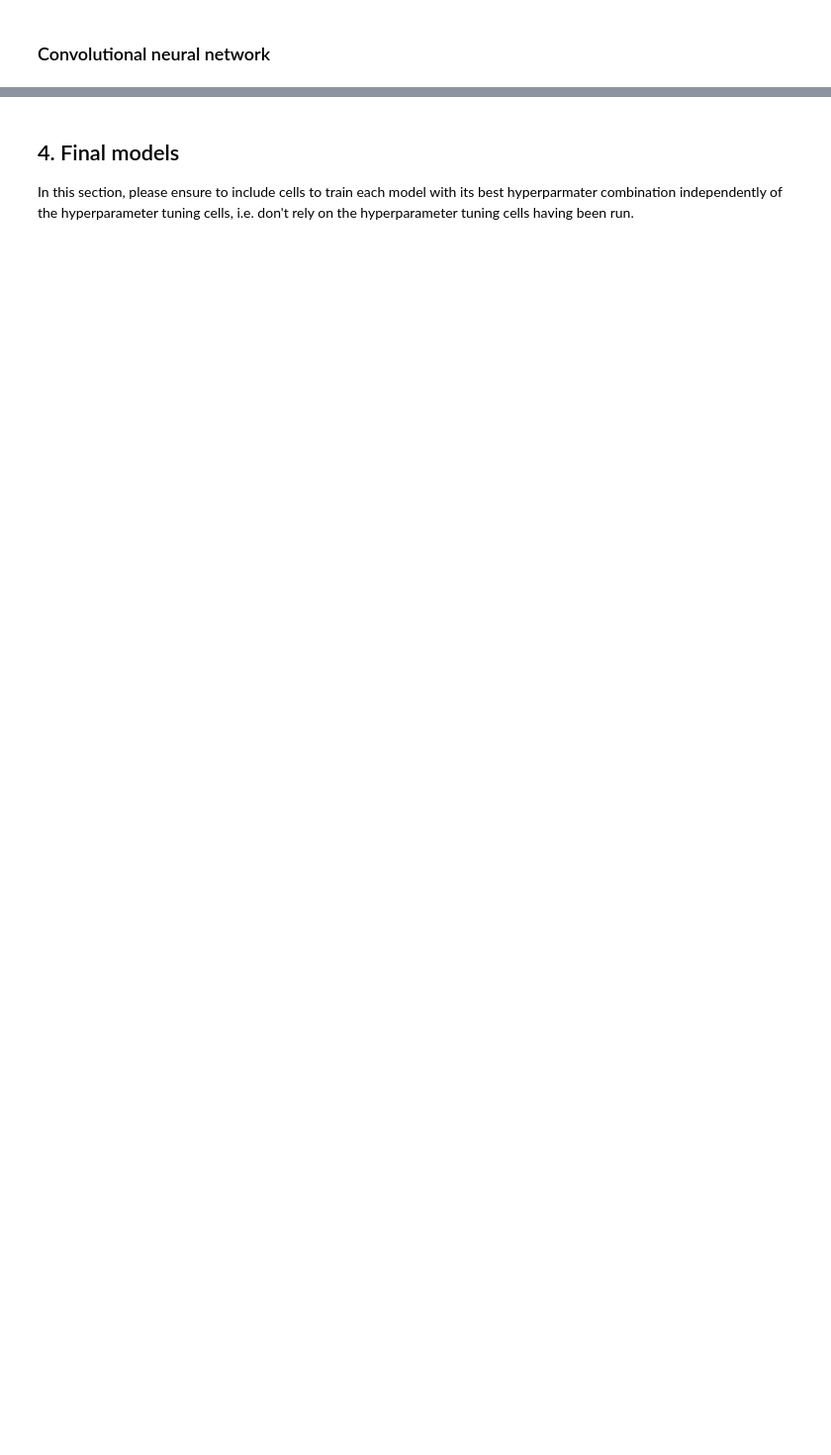
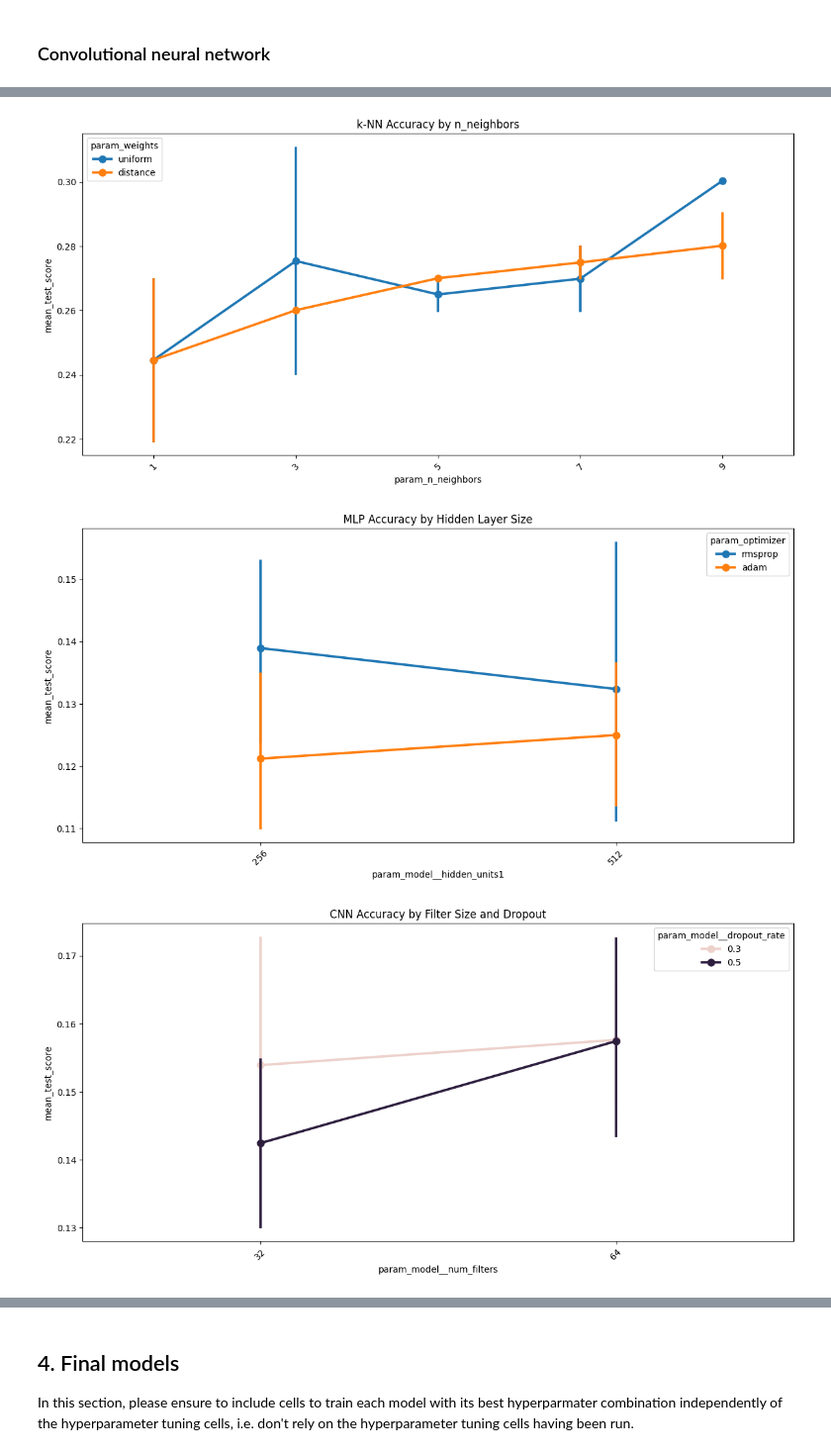
Before and after one commit to crinas21/crc_image_classifier, a Jupyter notebook: COMP5318-assignment2-template-notebook.ipynb, the cells around one changed output, grey strips where cells are left out. Shown: that part at 99% size. Drawn from its saved outputs; the diff is of its cells as text; code cells hidden in the pictures; blank space fills up the shorter version.

```diff
--- a/COMP5318-assignment2-template-notebook.ipynb
+++ b/COMP5318-assignment2-template-notebook.ipynb
@@ -43,2 +274,21 @@ Please print/display some examples of your preprocessed data here.
 # %% [markdown]
 ### Convolutional neural network
+# %%
+cnn_grid = {
+    'model__num_filters': [32, 64],
+    'model__dropout_rate': [0.3, 0.5],
+    'model__learning_rate': [1e-3, 5e-4],
+    'optimizer': ['adam', 'rmsprop'],
+    'epochs': [10],
+    'batch_size': [32, 64],
+}
+
+cnn_wrapper = KerasClassifier(model=build_cnn, verbose=0)
+start = time.time()
+cnn_search = GridSearchCV(estimator=cnn_wrapper, param_grid=cnn_grid, cv=3, n_jobs=1, verbose=3)
+cnn_search.fit(X_train_proc, y_train_proc)
+end = time.time()
+
+print("CNN best params:", cnn_search.best_params_)
+print("CNN best score:", cnn_search.best_score_)
+print("CNN runtime:", end - start, "seconds")
@@ -44,0 +315,46 @@ Please print/display some examples of your preprocessed data here.
+# %%
+def extract_gridsearch_results(grid, model_name="model"):
+    """
+    Extracts results from GridSearchCV and returns a DataFrame.
+    Includes hyperparameters, mean score, std, fit time, and rank.
+    """
+    results = pd.DataFrame(grid.cv_results_)
+    results["model"] = model_name
+    return results
+
+def plot_top_hyperparams(results_df, x_param, y_param="mean_test_score", hue_param=None, title=""):
+    plt.figure(figsize=(12, 6))
+    sns.pointplot(data=results_df.sort_values(by=y_param, ascending=False), x=x_param, y=y_param, hue=hue_param)
+    plt.title(title)
+    plt.xticks(rotation=45)
+    plt.tight_layout()
+    plt.show()
+
+
+def plot_fit_times(results_df, x_param, hue_param=None, title=""):
+    plt.figure(figsize=(12, 6))
+    sns.barplot(data=results_df.sort_values(by="mean_fit_time", ascending=False),
+                x=x_param, y="mean_fit_time", hue=hue_param)
+    plt.title(title)
+    plt.ylabel("Mean Fit Time (s)")
+    plt.xticks(rotation=45)
+    plt.tight_layout()
+    plt.show()
+
+knn_results_df = extract_gridsearch_results(knn_grid, "knn")
+mlp_results_df = extract_gridsearch_results(mlp_search, "mlp")
+cnn_results_df = extract_gridsearch_results(cnn_search, "cnn")
+
+# knn_results_df.to_csv("knn_results.csv", index=False)
+# mlp_results_df.to_csv("mlp_results.csv", index=False)
+# cnn_results_df.to_csv("cnn_results.csv", index=False)
+
+plot_top_hyperparams(knn_results_df, x_param="param_n_neighbors", hue_param="param_weights", title="k-NN Accuracy by n_neighbors")
+plot_top_hyperparams(mlp_results_df, x_param="param_model__hidden_units1", hue_param="param_optimizer", title="MLP Accuracy by Hidden Layer Size")
+plot_top_hyperparams(cnn_results_df, x_param="param_model__num_filters", hue_param="param_model__dropout_rate", title="CNN Accuracy by Filter Size and Dropout")
+
+plot_fit_times(knn_results_df, x_param="param_n_neighbors", hue_param="param_weights", title="k-NN Fit Time by Hyperparameters")
+# %% [output]
+[figure, added]
+[figure, added]
+[figure, added]
```
Also changed, not shown: parts of 21 cells of this notebook.
